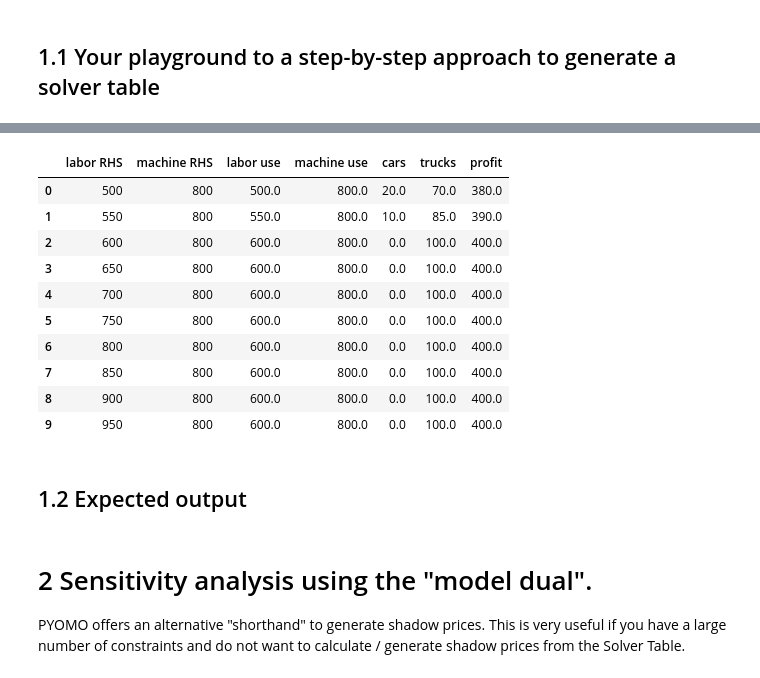
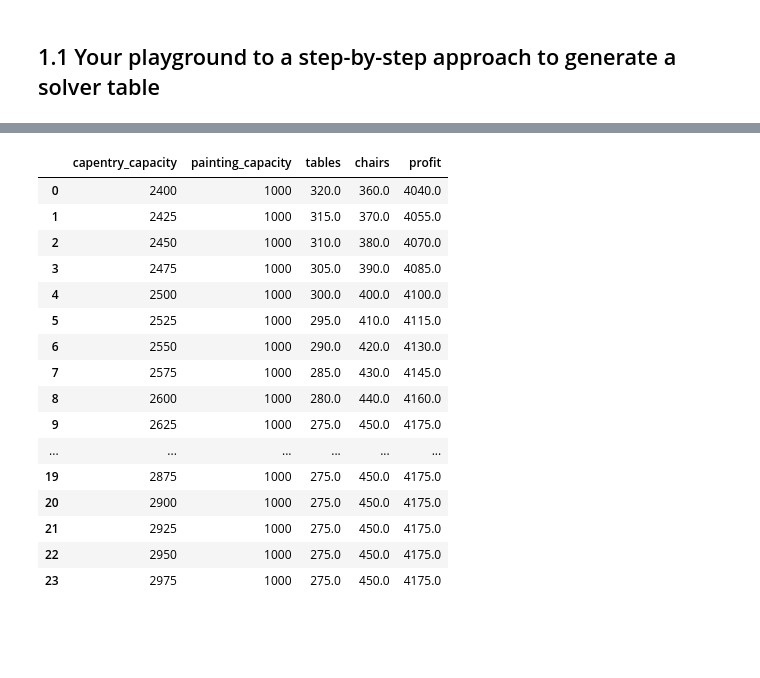
Before and after one commit to tmandingwa/tmandingwa, a Jupyter notebook: FFC_Sensitivity_Analysis.ipynb, the cells around one changed output, grey strips where cells are left out. Cells and saved outputs as stored; diff of their text form; code cells hidden in the pictures; blank space fills up the shorter version.

```diff
--- a/FFC_Sensitivity_Analysis.ipynb
+++ b/FFC_Sensitivity_Analysis.ipynb
@@ -16,12 +34,12 @@ import pandas as pd
 ## 1.1 Your playground to a step-by-step approach to generate a solver table
 # %%
 # The usual model setup. For your reference.
-model = pyo.ConcreteModel('Cars and Trucks')
-model.cars = pyo.Var(domain=pyo.NonNegativeReals)
-model.trucks = pyo.Var(domain=pyo.NonNegativeReals)
-model.labor = pyo.Constraint(expr=4 * model.cars + 6 * model.trucks <= 500)
-model.machine = pyo.Constraint(expr=12 * model.cars + 8 * model.trucks <= 800)
-model.profit = pyo.Objective(expr=5 * model.cars + 4 * model.trucks, sense=pyo.maximize)
+model = pyo.ConcreteModel('My FFC optimisation model')
+model.tables = pyo.Var(domain=pyo.NonNegativeReals, bounds = (100, None))
+model.chairs = pyo.Var(domain=pyo.NonNegativeReals, bounds = (0, 450))
+model.capentry = pyo.Constraint(expr = 3*model.tables + 4*model.chairs <= 2400)
+model.painting = pyo.Constraint(expr = 2*model.tables + 1*model.chairs <= 1000)
+model.profit = pyo.Objective(expr=7*model.tables + 5*model.chairs, sense=pyo.maximize)
 solver = pyo.SolverFactory('glpk')
 solver.solve(model)
 # %% [output]
@@ -64,0 +91,18 @@ results
+# %%
+# # Run the optimization over a range of capentry_capacity values for sensitivity analysis
+results = [
+    optimize_tables_and_chairs(capentry_capacity=cap)
+    for cap in range(2400, 3000, 25)  # For example, from 1800 to 2500 in steps of 100
+]
+
+import pandas as pd
+df = pd.DataFrame(results)
+print(df)
+
+# results = [
+#     optimize_tables_and_chairs(painting_capacity=p)
+#     for p in range(800, 1200, 50)
+# ]
+
+# df = pd.DataFrame(results)
+# print(df)
@@ -65,22 +127,22 @@ results
 # %%
 # Display your solutions
-df = pd.DataFrame(results, columns=['labor RHS', 'machine RHS', 'labor use', 'machine use', 'cars', 'trucks', 'profit'])
+df = pd.DataFrame(results, columns=['capentry_capacity', 'painting_capacity', 'tables', 'chairs', 'profit'])
 df
 # %% [output]
-|  | labor RHS | machine RHS | labor use | machine use | cars | trucks | profit |
-| 0 | 500 | 800 | 500.0 | 800.0 | 20.0 | 70.0 | 380.0 |
-| 1 | 550 | 800 | 550.0 | 800.0 | 10.0 | 85.0 | 390.0 |
-| 2 | 600 | 800 | 600.0 | 800.0 | 0.0 | 100.0 | 400.0 |
-| 3 | 650 | 800 | 600.0 | 800.0 | 0.0 | 100.0 | 400.0 |
-| 4 | 700 | 800 | 600.0 | 800.0 | 0.0 | 100.0 | 400.0 |
-| 5 | 750 | 800 | 600.0 | 800.0 | 0.0 | 100.0 | 400.0 |
-| 6 | 800 | 800 | 600.0 | 800.0 | 0.0 | 100.0 | 400.0 |
-| 7 | 850 | 800 | 600.0 | 800.0 | 0.0 | 100.0 | 400.0 |
-| 8 | 900 | 800 | 600.0 | 800.0 | 0.0 | 100.0 | 400.0 |
-| 9 | 950 | 800 | 600.0 | 800.0 | 0.0 | 100.0 | 400.0 |
+|  | capentry_capacity | painting_capacity | tables | chairs | profit |
+| 0 | 2400 | 1000 | 320.0 | 360.0 | 4040.0 |
+| 1 | 2425 | 1000 | 315.0 | 370.0 | 4055.0 |
+| 2 | 2450 | 1000 | 310.0 | 380.0 | 4070.0 |
+| 3 | 2475 | 1000 | 305.0 | 390.0 | 4085.0 |
+| 4 | 2500 | 1000 | 300.0 | 400.0 | 4100.0 |
+| 5 | 2525 | 1000 | 295.0 | 410.0 | 4115.0 |
+| 6 | 2550 | 1000 | 290.0 | 420.0 | 4130.0 |
+| 7 | 2575 | 1000 | 285.0 | 430.0 | 4145.0 |
+| 8 | 2600 | 1000 | 280.0 | 440.0 | 4160.0 |
+| 9 | 2625 | 1000 | 275.0 | 450.0 | 4175.0 |
+| ... | ... | ... | ... | ... | ... |
+| 19 | 2875 | 1000 | 275.0 | 450.0 | 4175.0 |
+| 20 | 2900 | 1000 | 275.0 | 450.0 | 4175.0 |
+| 21 | 2925 | 1000 | 275.0 | 450.0 | 4175.0 |
+| 22 | 2950 | 1000 | 275.0 | 450.0 | 4175.0 |
+| 23 | 2975 | 1000 | 275.0 | 450.0 | 4175.0 |
-# %% [markdown]
-## 1.2 Expected output
-# %% [markdown]
-# 2 Sensitivity analysis using the "model dual".
-
-PYOMO offers an alternative "shorthand" to generate shadow prices. This is very useful if you have a large number of constraints and do not want to calculate / generate shadow prices from the Solver Table.
```
Also changed, not shown: parts of 9 cells of this notebook.
